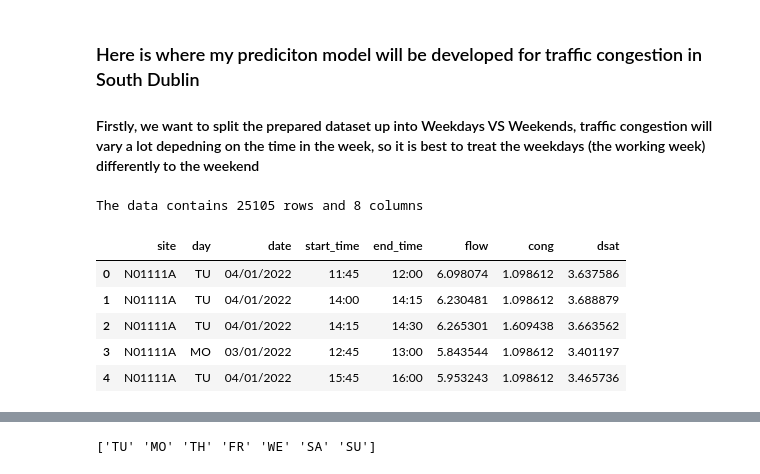
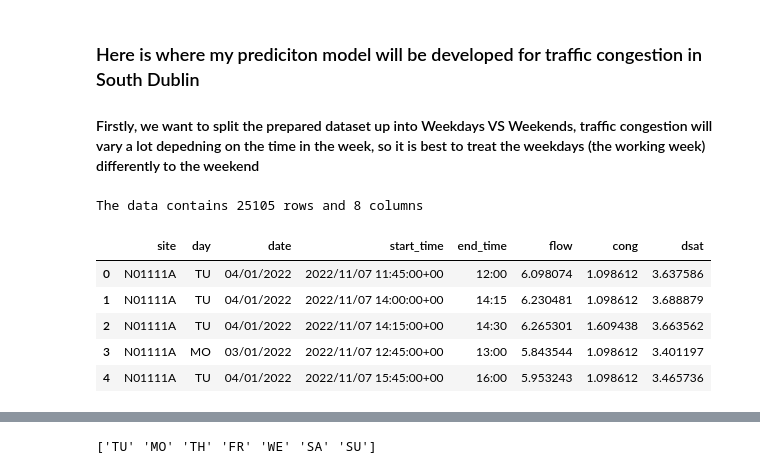
Before and after one commit to aoddev232/FinalYearProject, a Jupyter notebook: Source/predictionModel.ipynb, the cells around one changed output, grey strips where cells are left out. Cells and saved outputs as stored; diff of their text form; code cells hidden in the pictures.

```diff
--- a/Source/predictionModel.ipynb
+++ b/Source/predictionModel.ipynb
@@ -11,16 +11,16 @@ from scipy.stats import zscore
 from scipy import stats
 # %%
 #Import dataset as dataframe:
-df = pd.read_csv('/Users/alexodonnell/Documents/AOD/College/FYP/Datasets/TrafficFlow/prepared_FlowJanJun2022.csv')
+df = pd.read_csv('../Datasets/TrafficFlow/prepared_FlowJanJun2022.csv')
 df = df.drop('ObjectId', axis=1)
 df = df.drop('Unnamed: 0', axis=1) # Remove unknown column
 print("The data contains {0} rows and {1} columns".format(df.shape[0], df.shape[1]))
 df.head(5)
 # %% [output]
 The data contains 25105 rows and 8 columns
 |  | site | day | date | start_time | end_time | flow | cong | dsat |
-| 0 | N01111A | TU | 04/01/2022 | 11:45 | 12:00 | 6.098074 | 1.098612 | 3.637586 |
-| 1 | N01111A | TU | 04/01/2022 | 14:00 | 14:15 | 6.230481 | 1.098612 | 3.688879 |
-| 2 | N01111A | TU | 04/01/2022 | 14:15 | 14:30 | 6.265301 | 1.609438 | 3.663562 |
-| 3 | N01111A | MO | 03/01/2022 | 12:45 | 13:00 | 5.843544 | 1.098612 | 3.401197 |
-| 4 | N01111A | TU | 04/01/2022 | 15:45 | 16:00 | 5.953243 | 1.098612 | 3.465736 |
+| 0 | N01111A | TU | 04/01/2022 | 2022/11/07 11:45:00+00 | 12:00 | 6.098074 | 1.098612 | 3.637586 |
+| 1 | N01111A | TU | 04/01/2022 | 2022/11/07 14:00:00+00 | 14:15 | 6.230481 | 1.098612 | 3.688879 |
+| 2 | N01111A | TU | 04/01/2022 | 2022/11/07 14:15:00+00 | 14:30 | 6.265301 | 1.609438 | 3.663562 |
+| 3 | N01111A | MO | 03/01/2022 | 2022/11/07 12:45:00+00 | 13:00 | 5.843544 | 1.098612 | 3.401197 |
+| 4 | N01111A | TU | 04/01/2022 | 2022/11/07 15:45:00+00 | 16:00 | 5.953243 | 1.098612 | 3.465736 |
```
Also changed, not shown: parts of 12 cells of this notebook, 2 other files.
